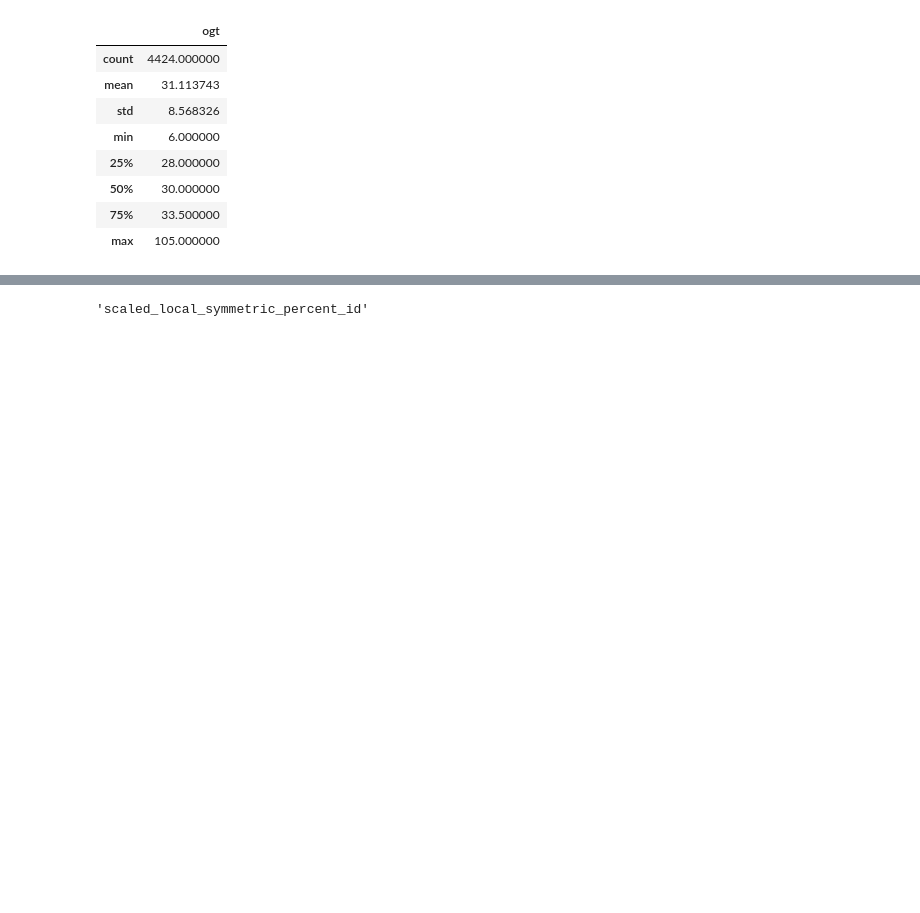
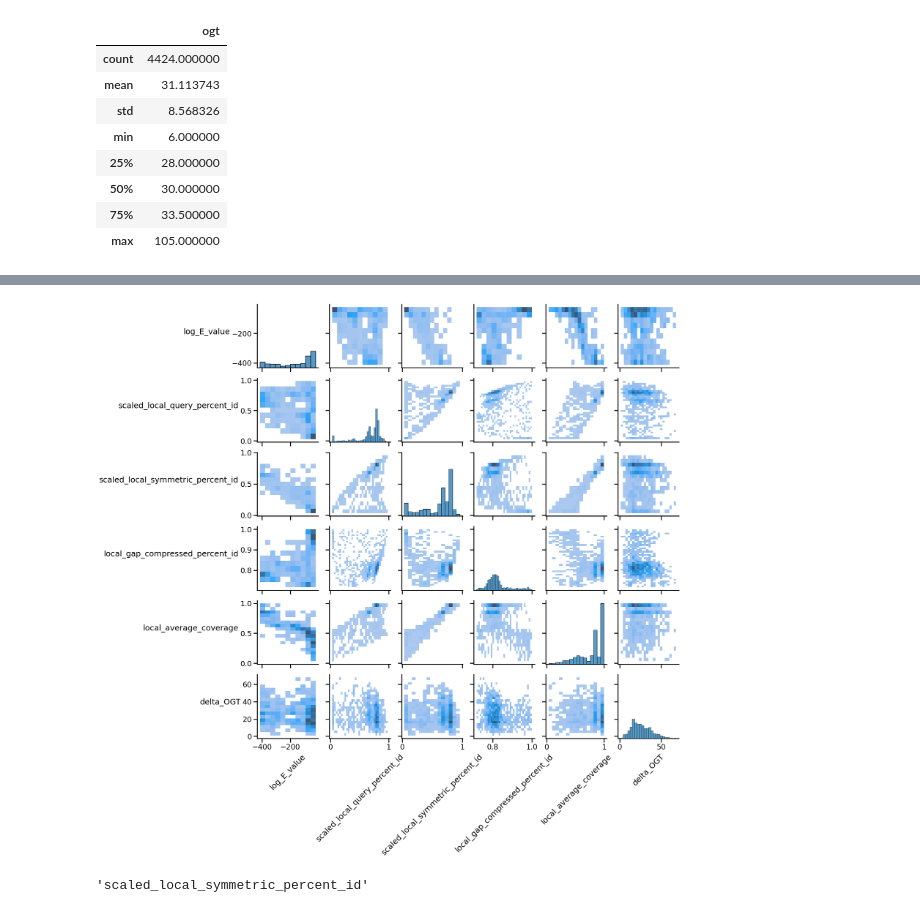
Before and after one commit to BeckResearchLab/learn2thermDB, a Jupyter notebook: notebooks/Plotting_HA.ipynb, the cells around one changed output, grey strips where cells are left out. Drawn from its saved outputs; the diff is of its cells as text; code cells hidden in the pictures; blank space fills up the shorter version.

```diff
--- a/notebooks/Plotting_HA.ipynb
+++ b/notebooks/Plotting_HA.ipynb
@@ -105,3 +107,14 @@ for ax in g.axes.flatten():
+# %%
+g = sns.pairplot(df_16s, vars = ['log_E_value','scaled_local_query_percent_id','scaled_local_symmetric_percent_id','local_gap_compressed_percent_id','local_average_coverage', 'delta_OGT'], kind="hist")
+for ax in g.axes.flatten():
+    # rotate x axis labels
+    ax.set_xlabel(ax.get_xlabel(), rotation = 45)
+    # rotate y axis labels
+    ax.set_ylabel(ax.get_ylabel(), rotation = 0)
+    # set y labels alignment
+    ax.yaxis.get_label().set_horizontalalignment('right')
+# %% [output]
+[figure, added]
 # %%
 # g.axes.shape
 g.axes[1,2].get_xlabel()
```
Also changed, not shown: parts of 35 cells of this notebook.
